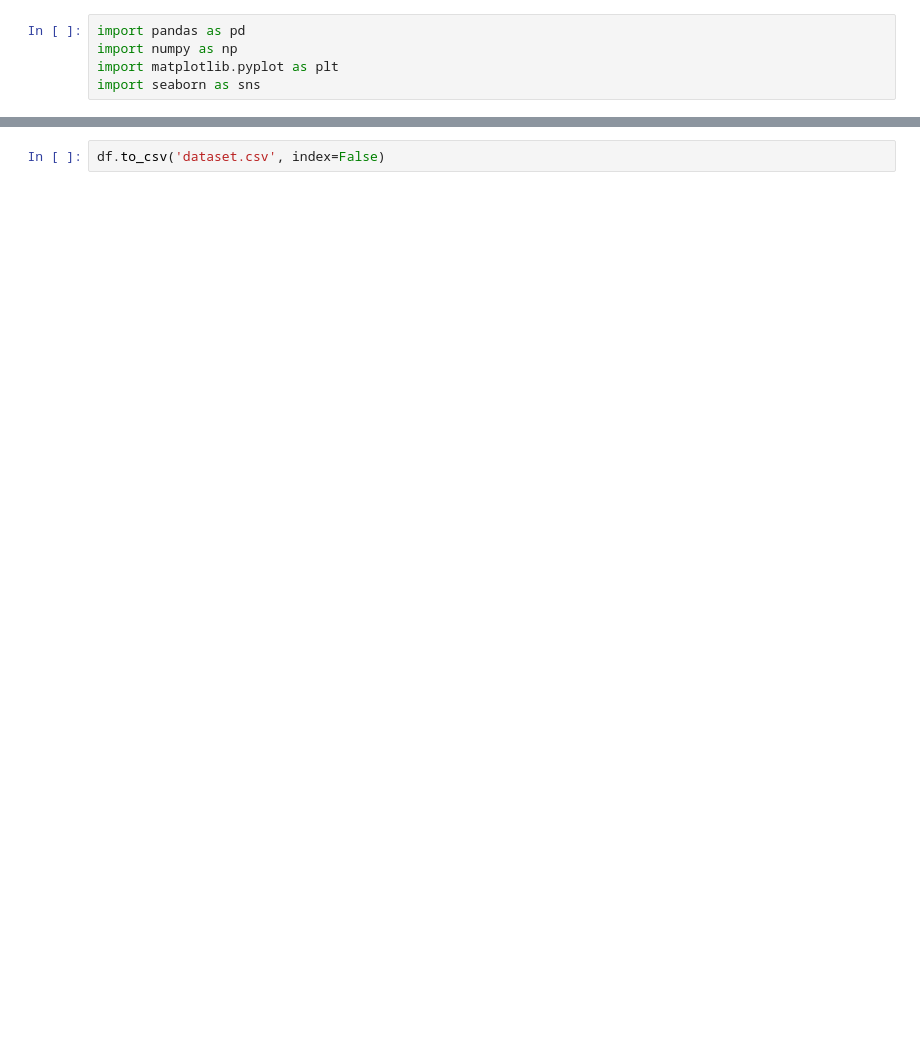
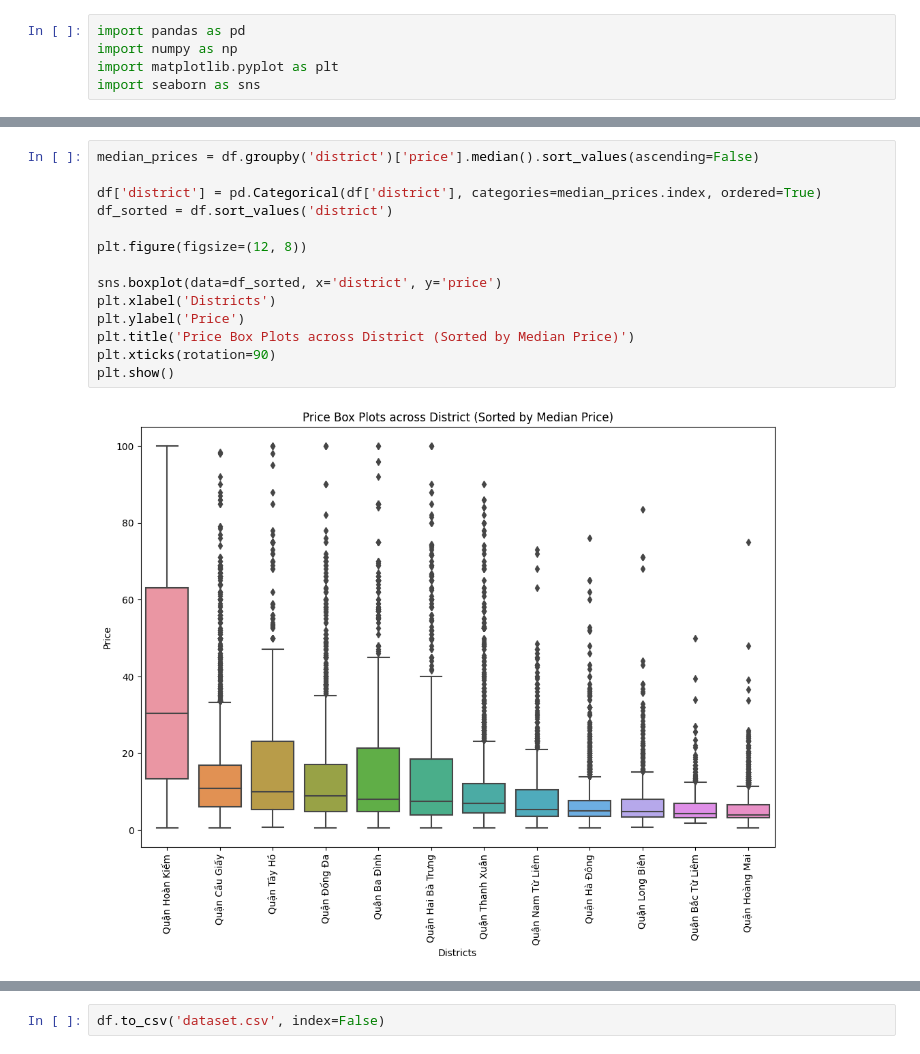
Before and after one commit to hail75/HREP, a Jupyter notebook: data_preparation.ipynb, the cells around one changed output, grey strips where cells are left out. Saved outputs shown, nothing was run; the diff lists cells and outputs as text; blank space fills up the shorter version.

```diff
--- a/data_preparation.ipynb
+++ b/data_preparation.ipynb
@@ -77,0 +220,16 @@ df
+# %%
+median_prices = df.groupby('district')['price'].median().sort_values(ascending=False)
+
+df['district'] = pd.Categorical(df['district'], categories=median_prices.index, ordered=True)
+df_sorted = df.sort_values('district')
+
+plt.figure(figsize=(12, 8))
+
+sns.boxplot(data=df_sorted, x='district', y='price')
+plt.xlabel('Districts')
+plt.ylabel('Price')
+plt.title('Price Box Plots across District (Sorted by Median Price)')
+plt.xticks(rotation=90)
+plt.show()
+# %% [output]
+[figure, added]
```
Also changed, not shown: parts of 31 cells of this notebook, 3 other files.
